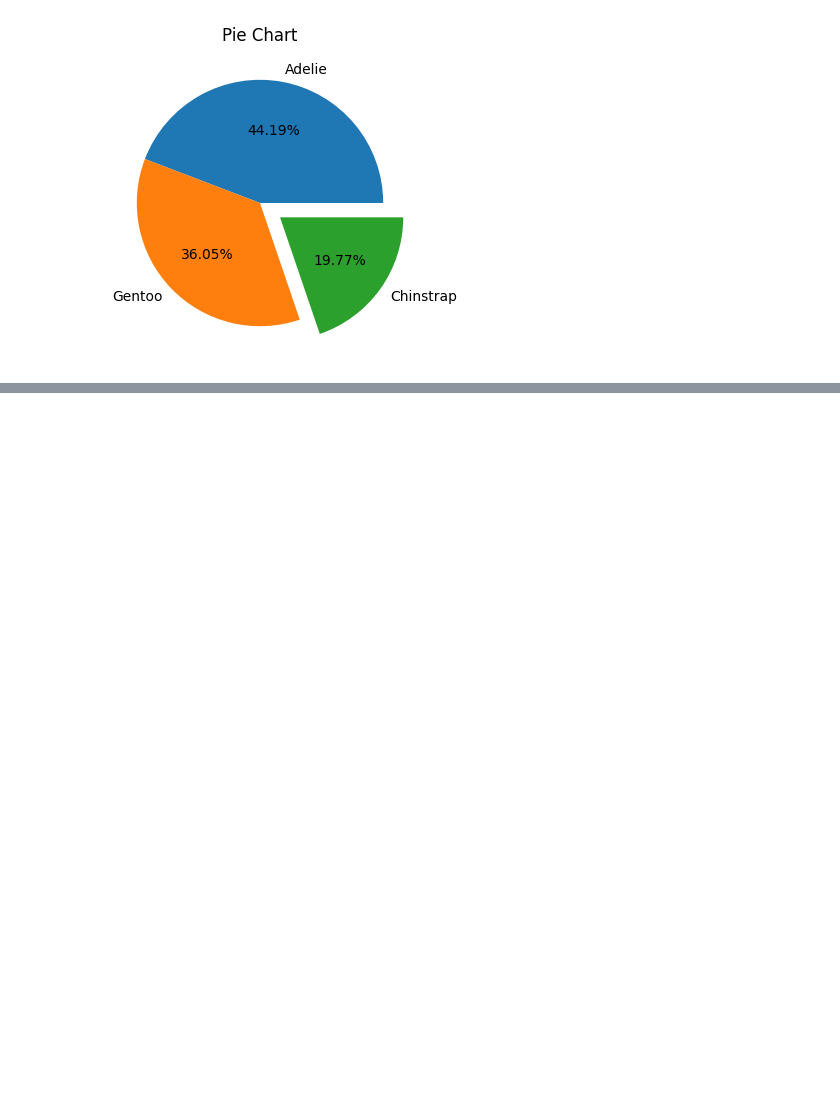
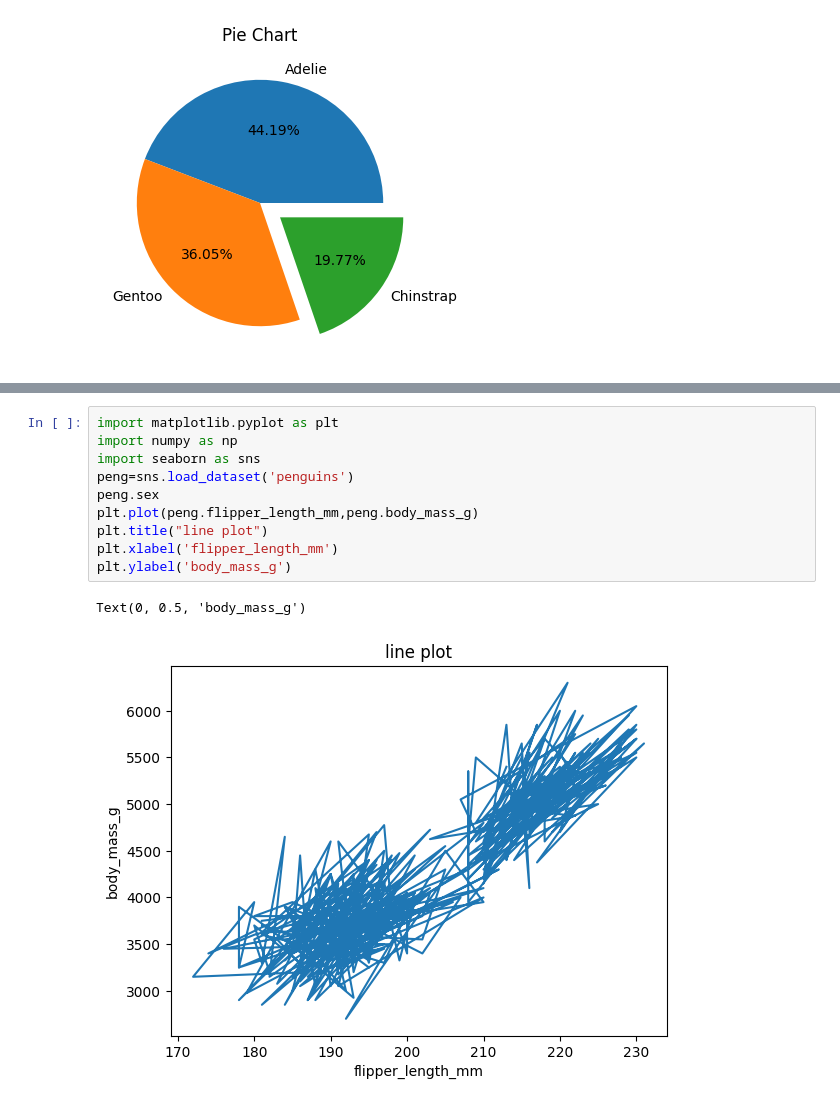
Before and after one commit to ppatil805/python_test, a Jupyter notebook: Matplot_test.ipynb, the cells around one changed output, grey strips where cells are left out. Drawn from its saved outputs; the diff is of its cells as text; blank space fills up the shorter version.

```diff
--- a/Matplot_test.ipynb
+++ b/Matplot_test.ipynb
@@ -88,0 +104,13 @@ plt.boxplot()
+# %%
+import matplotlib.pyplot as plt
+import numpy as np
+import seaborn as sns
+peng=sns.load_dataset('penguins')
+peng.sex
+plt.plot(peng.flipper_length_mm,peng.body_mass_g)
+plt.title("line plot")
+plt.xlabel('flipper_length_mm')
+plt.ylabel('body_mass_g')
+# %% [output]
+Text(0, 0.5, 'body_mass_g')
+[figure, added]
```
Also changed, not shown: parts of 2 cells of this notebook.
